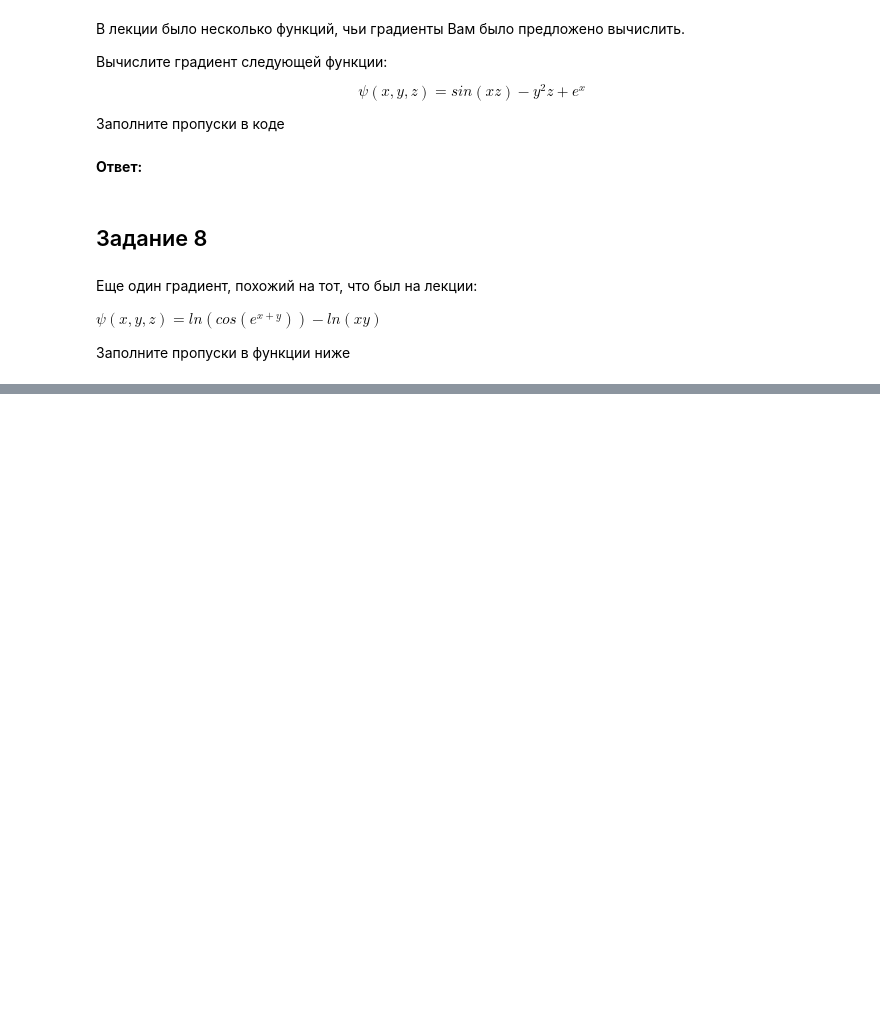
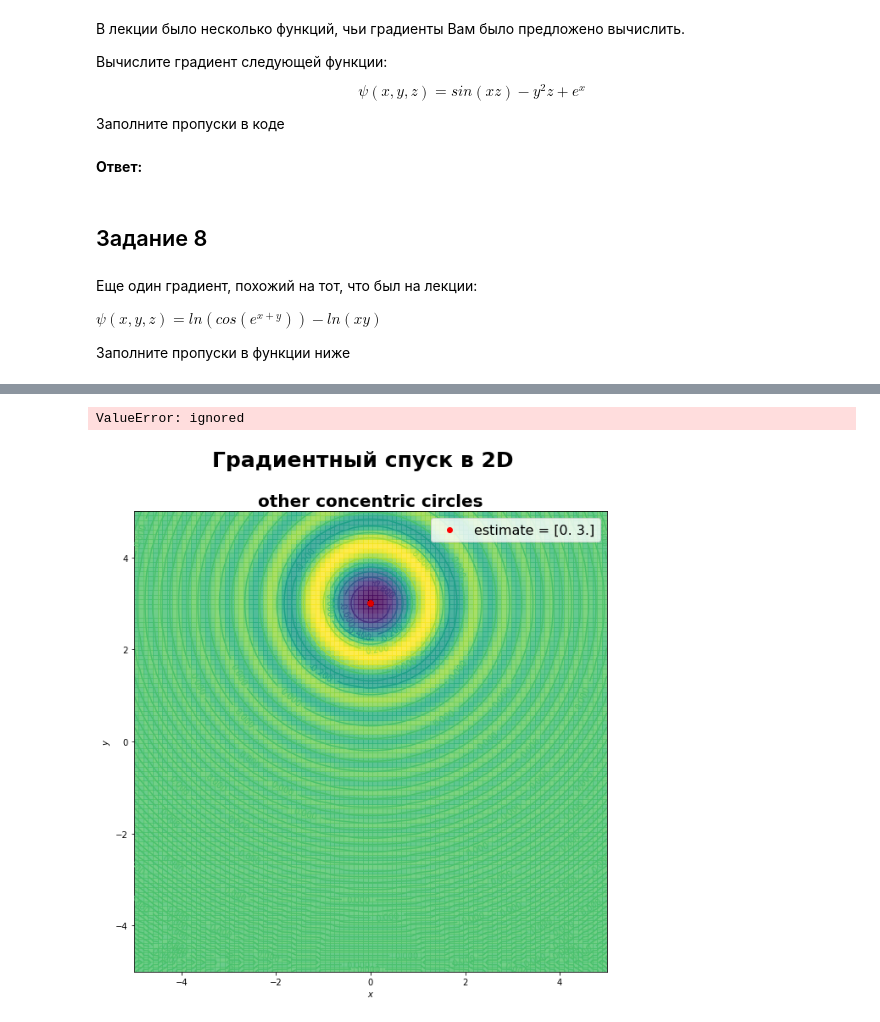
Before and after one commit to glaurungh/dls-course, a Jupyter notebook: [homework]gradient.ipynb, the cells around one changed output, grey strips where cells are left out. Cells and saved outputs as stored; diff of their text form; code cells hidden in the pictures; blank space fills up the shorter version.

```diff
--- a/[homework]gradient.ipynb
+++ b/[homework]gradient.ipynb
@@ -541,0 +696,46 @@ Coming soon...
+# %%
+test_cases = {
+    #"concentric_circles" : {
+    #    "func" : lambda x: (
+    #        -1 / ((x[0] - 1)**2 + (x[1] - 1.5)**2 + 1)
+    #        * np.cos(2 * (x[0] - 1)**2 + 2 * (x[1] - 1.5)**2)
+    #    ),
+    #    "low" : -5,
+    #    "high" : 5,
+    #    "start": np.array([.2 , .7]),
+    #    "answer" : np.array([1, 1.5])
+    #},
+        "other concentric circles" : {
+       "func" : lambda x: (
+            -1 / ((x[0])**2 + (x[1] - 3)**2 + 1)
+            * np.cos(2 * (x[0])**2 + 2 * (x[1] - 3)**2)
+        ),
+        "low" : -5,
+        "high" : 5,
+        "start": np.array([1.1, 3.3]),
+        "answer" : np.array([0, 3])
+    },
+    "straightened ellipses" : {
+        "func" : lambda x: (
+            -1 / ((x[0] )**4 + (x[1] - 3)**6 + 1)
+            * np.cos(2 * (x[0])**4 + 2 * (x[1] - 3)**6)
+        ),
+        "low" : -5,
+        "high" : 5,
+        "start": np.array([.8, 3.001]), # точка так близко к ответу тк в окрестности ответа градиент маленкьий и функция очень плохо сходится
+        "answer" : np.array([0, 3])
+    },
+}
+tol = 1e-2  # желаемая точность
+
+fig, axes = plt.subplots(figsize=(10, 10), squeeze=False)
+fig.suptitle("Градиентный спуск в 2D", fontsize=25, fontweight="bold")
+is_correct, debug_log = test_convergence_2d(grad_descent_2d, test_cases, tol, axes)
+
+if not is_correct:
+    print("Не сошлось. Дебажный вывод:")
+    for log_entry in debug_log:
+        print(log_entry)
+# %% [output]
+ValueError: ignored
+[figure, added]
```
Also changed, not shown: parts of 5 cells of this notebook.
